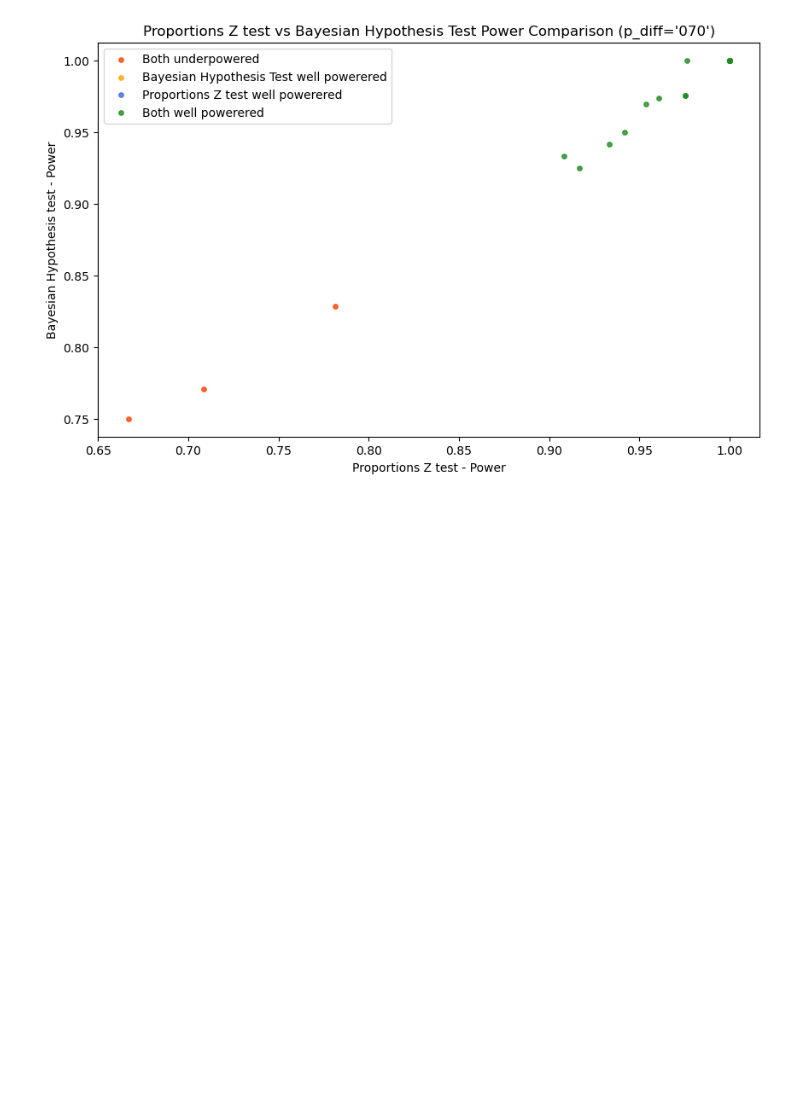
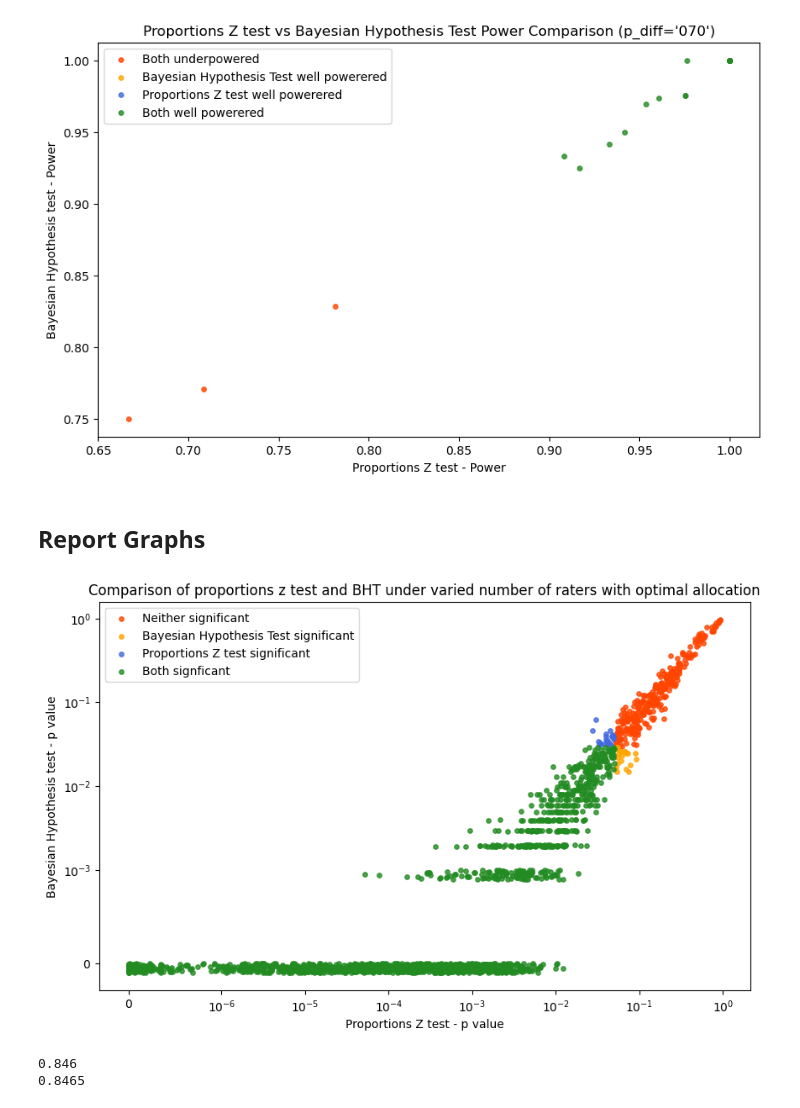
Before and after one commit to imrogerjiang/bayesian-inference-topic-measures, a Jupyter notebook: Plotting Simulation Results.ipynb, the cells around one changed output. Saved outputs shown, nothing was run; the diff lists cells and outputs as text; code cells hidden in the pictures; blank space fills up the shorter version.

```diff
--- a/Plotting Simulation Results.ipynb
+++ b/Plotting Simulation Results.ipynb
@@ -35,6 +35,10 @@ p_diff_df = pd.read_csv("data/simulations/sig_p_diff.csv")
 p_diffOA_df = pd.read_csv("data/simulations/sigOA_p_diff.csv")
 raters_df = pd.read_csv("data/simulations/sig_n_raters.csv")
 ratersOA_df = pd.read_csv("data/simulations/sigOA_n_raters.csv")
+sens_df = pd.read_csv("data/simulations/sens.csv")
+spec_df = pd.read_csv("data/simulations/spec.csv")
+sens_unif_df = pd.read_csv("data/simulations/sens_unif_alloc.csv")
+sens_rand_df = pd.read_csv("data/simulations/sens_rand_alloc.csv")
 # p_raters_df =  pd.read_csv("data/simulations/sig_p_n_raters.csv")
 # scores_df = pd.read_csv("data/simulations/sig_scores_per_r.csv")
 # p_scores_df =  pd.read_csv("data/simulations/sig_p_scores_per_r.csv")
@@ -552,3 +556,51 @@ ax.legend()
 plt.show()
 # %% [output]
 [figure]
+# %% [markdown]
+## Report Graphs
+# %%
+# Comparing prop z test and bh test under different number of raters
+sim_results=sens_df
+
+legend = {
+    "orangered":"Neither significant",
+    "orange":"Bayesian Hypothesis Test significant",
+    "royalblue": "Proportions Z test significant",
+    "forestgreen": "Both signficant"
+}
+
+propz_alpha = 0.05
+bht_alpha = 0.03
+sim_results["propz"] = sim_results["propz_pval"] < propz_alpha
+sim_results["bht"] = sim_results["bht_pval"] < bht_alpha
+
+sim_results["c"] = np.select(
+    condlist=[
+        ~sim_results["propz"] & ~sim_results["bht"],
+        ~sim_results["propz"] & sim_results["bht"],
+        sim_results["propz"] & ~sim_results["bht"],
+        sim_results["propz"] & sim_results["bht"]
+    ],
+    choicelist=["orangered", "orange", "royalblue", "forestgreen"],
+    default="black")
+
+fig, ax = plt.subplots(1, 1, figsize=(10,6))
+for colour in legend:
+    df = sim_results[sim_results["c"]==colour]
+    ax.scatter(df["propz_pval"], jitter(df["bht_pval"],scale="log"), c=colour,
+               label=legend[colour], s=15, alpha=0.8)
+ax.set_title("Comparison of proportions z test and BHT under varied number of raters with optimal allocation")
+ax.set_yscale("symlog", linthresh=1e-3)
+ax.set_xscale("symlog", linthresh=1e-6)
+ax.set_xlabel("Proportions Z test - p value")
+ax.set_ylabel("Bayesian Hypothesis test - p value")
+ax.legend()
+plt.show()
+# %% [output]
+[figure, added]
+# %%
+print(sim_results["propz"].sum()/len(sim_results))
+print(sim_results["bht"].sum()/len(sim_results))
+# %% [output]
+0.846
+0.8465
```
Also changed, not shown: parts of 14 cells of this notebook, 41 other files.
